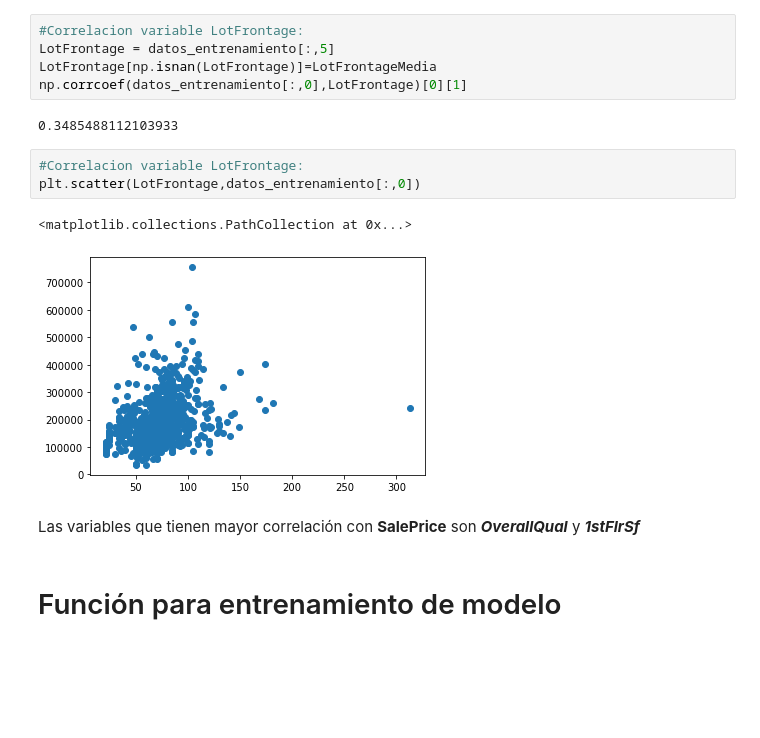
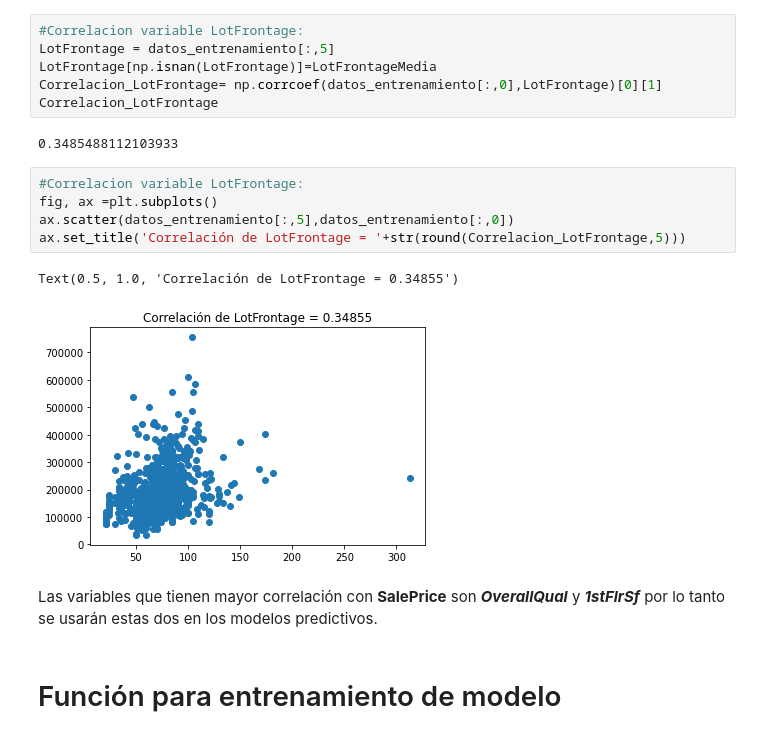
Before and after one commit to Jsolares17/Tareas_Python_Ciencia_Datos, a Jupyter notebook: ProyectoFinal.ipynb, the cells around one changed output. Cells and saved outputs as stored; diff of their text form; blank space fills up the shorter version.

```diff
--- a/ProyectoFinal.ipynb
+++ b/ProyectoFinal.ipynb
@@ -145,17 +151,20 @@ plt.scatter(datos_entrenamiento[:,4],datos_entrenamiento[:,0])
 #Correlacion variable LotFrontage:
 LotFrontage = datos_entrenamiento[:,5]
 LotFrontage[np.isnan(LotFrontage)]=LotFrontageMedia
-np.corrcoef(datos_entrenamiento[:,0],LotFrontage)[0][1]
+Correlacion_LotFrontage= np.corrcoef(datos_entrenamiento[:,0],LotFrontage)[0][1]
+Correlacion_LotFrontage
 # %% [output]
 0.3485488112103933
 # %%
 #Correlacion variable LotFrontage:
-plt.scatter(LotFrontage,datos_entrenamiento[:,0])
+fig, ax =plt.subplots()
+ax.scatter(datos_entrenamiento[:,5],datos_entrenamiento[:,0])
+ax.set_title('Correlación de LotFrontage = '+str(round(Correlacion_LotFrontage,5)))
 # %% [output]
-<matplotlib.collections.PathCollection at 0x...>
+Text(0.5, 1.0, 'Correlación de LotFrontage = 0.34855')
-[figure, old version]
+[figure, new version]
 # %% [markdown]
-Las variables que tienen mayor correlación con **SalePrice** son ***OverallQual*** y ***1stFlrSf***
+Las variables que tienen mayor correlación con **SalePrice** son ***OverallQual*** y ***1stFlrSf*** por lo tanto se usarán estas dos en los modelos predictivos.
 # %% [markdown]
 # Función para entrenamiento de modelo
 # %%
```
Also changed, not shown: parts of 6 cells of this notebook.
